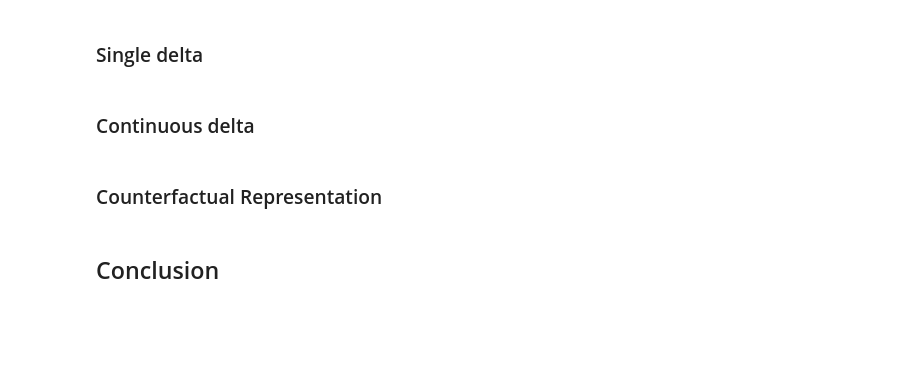
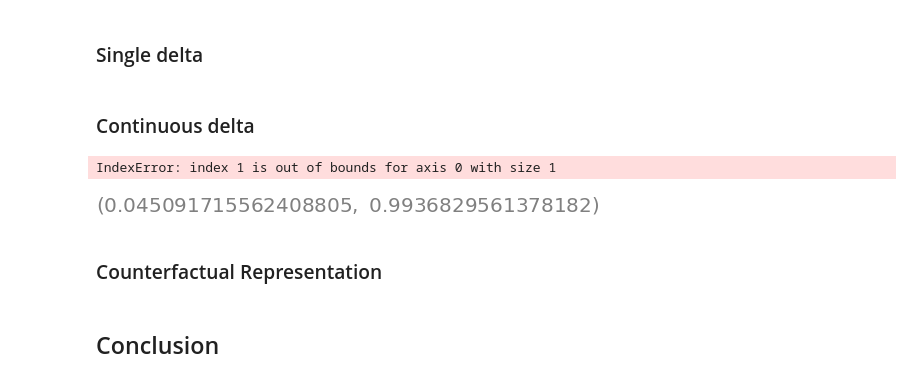
Before and after one commit to tridungduong16/InterpretableMachineLearning-ComprehensiveSurvey, a Jupyter notebook: Source Code/my_work/experiment/Experiment with ihdp train-test data.ipynb, the cells around one changed output. Drawn from its saved outputs; the diff is of its cells as text; code cells hidden in the pictures; blank space fills up the shorter version.

```diff
--- a/Source Code/my_work/experiment/Experiment with ihdp train-test data.ipynb
+++ b/Source Code/my_work/experiment/Experiment with ihdp train-test data.ipynb
@@ -568,13 +568,17 @@ print("MAE - Incremental ", np.mean(df_test_result.incremental.mean()))
 # cfrnet = (0.299  + 0.262)/2
 # %% [markdown]
 ### Continuous delta
+# %%
+delta_seq[1]
+# %% [output]
+IndexError: index 1 is out of bounds for axis 0 with size 1
 # %%
-delta_seq = np.load('list_delta.npy')
+delta_seq = np.load('list_delta_.npy')
 PATH_TRAIN = "/home/dtd/Documents/interpretable_machine_learning/Source Code/data/ihdp_npci_1-100.train.npz"
 PATH_TEST = "/home/dtd/Documents/interpretable_machine_learning/Source Code/data/ihdp_npci_1-100.test.npz"
 
 
-for index_ in tqdm(range(9,10)):
+for index_ in tqdm(range(1,10)):
     data = utils.load_data(PATH_TRAIN, index_)
     data_test = utils.load_data(PATH_TEST, index_)
 
@@ -597,12 +601,14 @@ for index_ in tqdm(range(9,10)):
     )
     distances, indices = treated_neighbors.kneighbors(data_test['p1'].values.reshape(-1, 1))
 
+    """
     print(data.loc[indices[0],'p1'], data_test.loc[0,'p1'])
     print(data.loc[indices[1],'p1'], data_test.loc[1,'p1'])
     print(data.loc[indices[2],'p1'], data_test.loc[2,'p1'])
     print(data.loc[indices[3],'p1'], data_test.loc[3,'p1'])
     print(data.loc[indices[73],'p1'], data_test.loc[73,'p1'])
     print(data.loc[indices[74],'p1'], data_test.loc[74,'p1'])
+    """
 
     delta = delta_seq[index_ - 1]
 
@@ -614,28 +620,27 @@ for index_ in tqdm(range(9,10)):
     means, stds = np.mean(true_effect, axis=0), sem(true_effect, axis=0)
 
     mae_incre = utils.abs_ate(means, means_incre)
-    print("Data train index {}. MAE {:.2f}".format(index_, mae_incre))
+    #print("Data train index {}. MAE {:.2f}".format(index_, mae_incre))
 
     df_train_result.loc[index_ - 1, 'incremental_con'] = mae_incre
 
     ## df_test
-    print(indices.reshape(-1))
-    print(min(indices.reshape(-1)))
-    print(max(indices.reshape(-1)))
     delta = delta_seq[index_ - 1][indices.reshape(-1)]
-    print(delta)
     influence = ipse.influence_function(data_test, treatment, cov, outcome, features, delta, model_y, model_t)
     means_incre, stds_incre = np.mean(influence, axis=0), sem(influence, axis=0)
 
     true_effect = data_test['mu1'] - data_test['mu0']
     means, stds = np.mean(true_effect, axis=0), sem(true_effect, axis=0)
 
-    print(means_incre, means)
     mae_incre = utils.abs_ate(means, means_incre)
 
     df_test_result.loc[index_ - 1, 'incremental_con'] = mae_incre
 
-    print("Data test index {}. MAE {:.2f}".format(index_, mae_incre))
+    #print("Data test index {}. MAE {:.2f}".format(index_, mae_incre))
+# %%
+df_train_result.incremental_con.mean(), df_test_result.incremental_con.mean()
+# %% [output]
+[figure, added]
 # %% [markdown]
 ### Counterfactual Representation
 # %%
```
Also changed, not shown: parts of 4 cells of this notebook, 12 other files.
